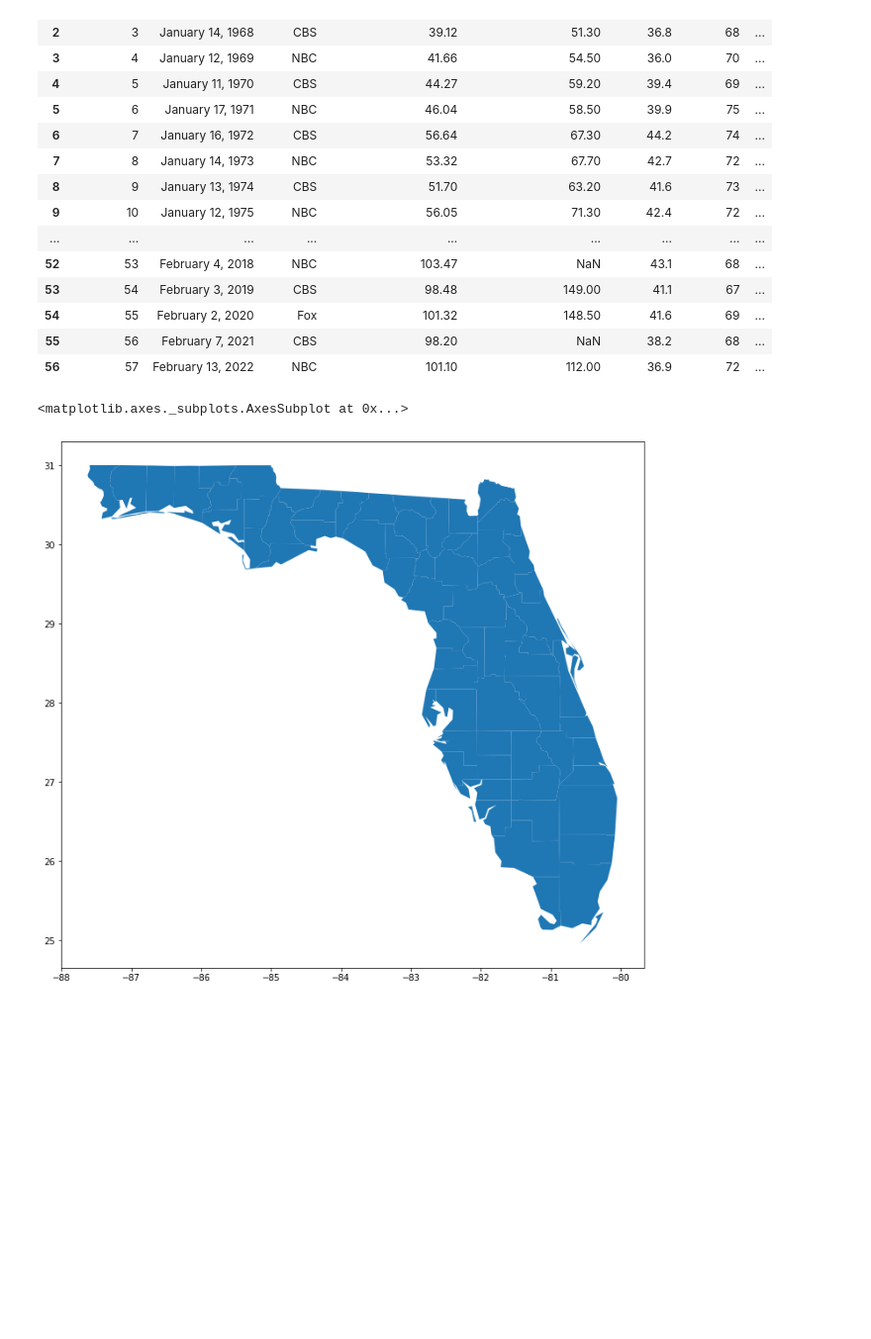
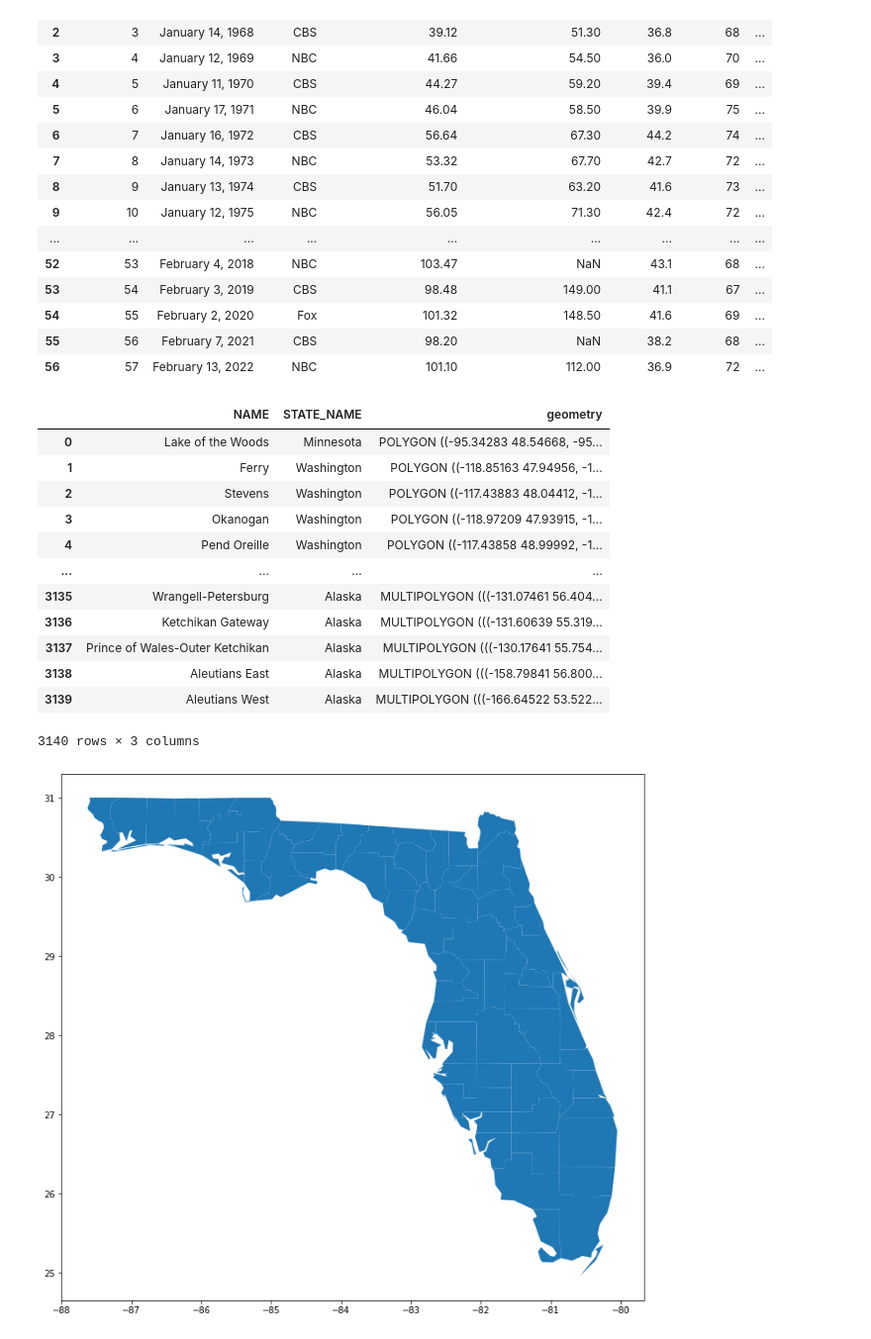
Before and after one commit to EdeEsteban/Analitica-de-Datos, a Jupyter notebook: Analitica.ipynb, the cells around one changed output. Shown: that part at 99% size. Cells and saved outputs as stored; diff of their text form; code cells hidden in the pictures; blank space fills up the shorter version.

```diff
--- a/Analitica.ipynb
+++ b/Analitica.ipynb
@@ -641,9 +633,22 @@ ratings
 | 55 | 56 | February 7, 2021 | CBS | 98.20 | NaN | 38.2 | 68 | ... |
 | 56 | 57 | February 13, 2022 | NBC | 101.10 | 112.00 | 36.9 | 72 | ... |
 # %%
-states = geopandas.read_file('/content/USA_Counties.shp')
+states = gpd.read_file('/content/USA_Counties.shp')
 
 states[states['STATE_NAME'] == 'Florida'].plot(figsize=(12, 12))
+states
 # %% [output]
+|  | NAME | STATE_NAME | geometry |
+| 0 | Lake of the Woods | Minnesota | POLYGON ((-95.34283 48.54668, -95... |
+| 1 | Ferry | Washington | POLYGON ((-118.85163 47.94956, -1... |
+| 2 | Stevens | Washington | POLYGON ((-117.43883 48.04412, -1... |
+| 3 | Okanogan | Washington | POLYGON ((-118.97209 47.93915, -1... |
+| 4 | Pend Oreille | Washington | POLYGON ((-117.43858 48.99992, -1... |
+| ... | ... | ... | ... |
+| 3135 | Wrangell-Petersburg | Alaska | MULTIPOLYGON (((-131.07461 56.404... |
+| 3136 | Ketchikan Gateway | Alaska | MULTIPOLYGON (((-131.60639 55.319... |
+| 3137 | Prince of Wales-Outer Ketchikan | Alaska | MULTIPOLYGON (((-130.17641 55.754... |
+| 3138 | Aleutians East | Alaska | MULTIPOLYGON (((-158.79841 56.800... |
+| 3139 | Aleutians West | Alaska | MULTIPOLYGON (((-166.64522 53.522... |
-<matplotlib.axes._subplots.AxesSubplot at 0x...>
+3140 rows × 3 columns
 [figure]
```
Also changed, not shown: parts of 8 cells of this notebook.
